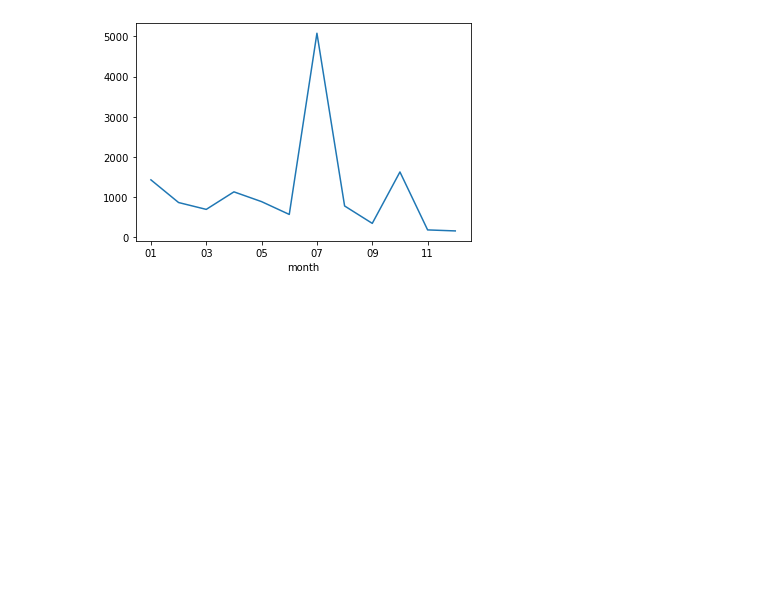
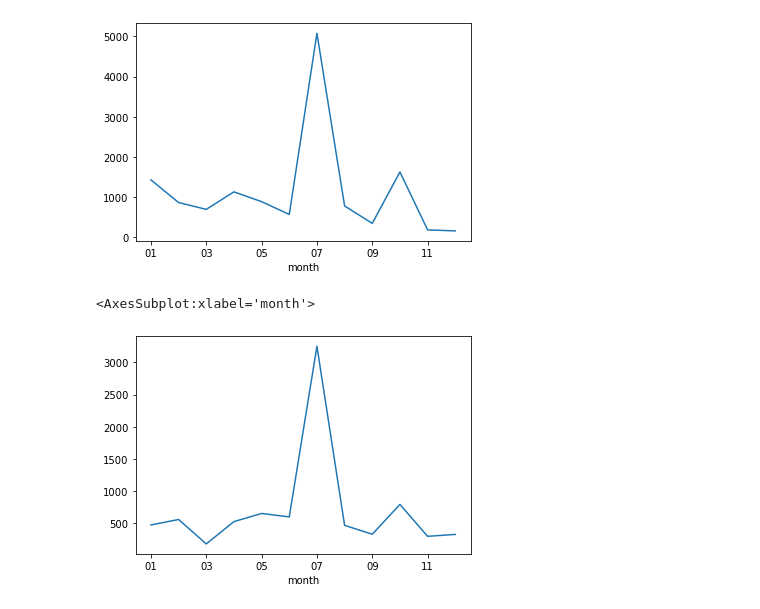
Before and after one commit to FeritYikar/ds-phase1-project, a Jupyter notebook: Ferit.ipynb, the cells around one changed output. Saved outputs shown, nothing was run; the diff lists cells and outputs as text; code cells hidden in the pictures; blank space fills up the shorter version.

Commit message:
Thriller movies are added to the genres

```diff
--- a/Ferit.ipynb
+++ b/Ferit.ipynb
@@ -605,6 +614,7 @@ genre_analysis_studio['month'] = genre_analysis_studio['month'].map(month)
 # %%
 genre_analysis_studio_mystery = genre_analysis_studio[genre_analysis_studio['genres'] == 'Mystery']
 genre_analysis_studio_horror = genre_analysis_studio[genre_analysis_studio['genres'] == 'Horror']
+genre_analysis_studio_thriller = genre_analysis_studio[genre_analysis_studio['genres'] == 'Thriller']
 # %%
 mystery_months = genre_analysis_studio_mystery.groupby('month')['profit_margin_percent'].mean().index
 mystery_average_profit_percent = genre_analysis_studio_mystery.groupby('month')['profit_margin_percent'].mean().values
@@ -620,3 +630,9 @@ horror_average_profit_percent_monthly.plot()
 # %% [output]
 <AxesSubplot:xlabel='month'>
 [figure]
+# %%
+thriller_average_profit_percent_monthly = genre_analysis_studio_thriller.groupby('month')['profit_margin_percent'].mean()
+thriller_average_profit_percent_monthly.plot()
+# %% [output]
+<AxesSubplot:xlabel='month'>
+[figure, added]
```
Also changed, not shown: parts of 1 cell of this notebook.
